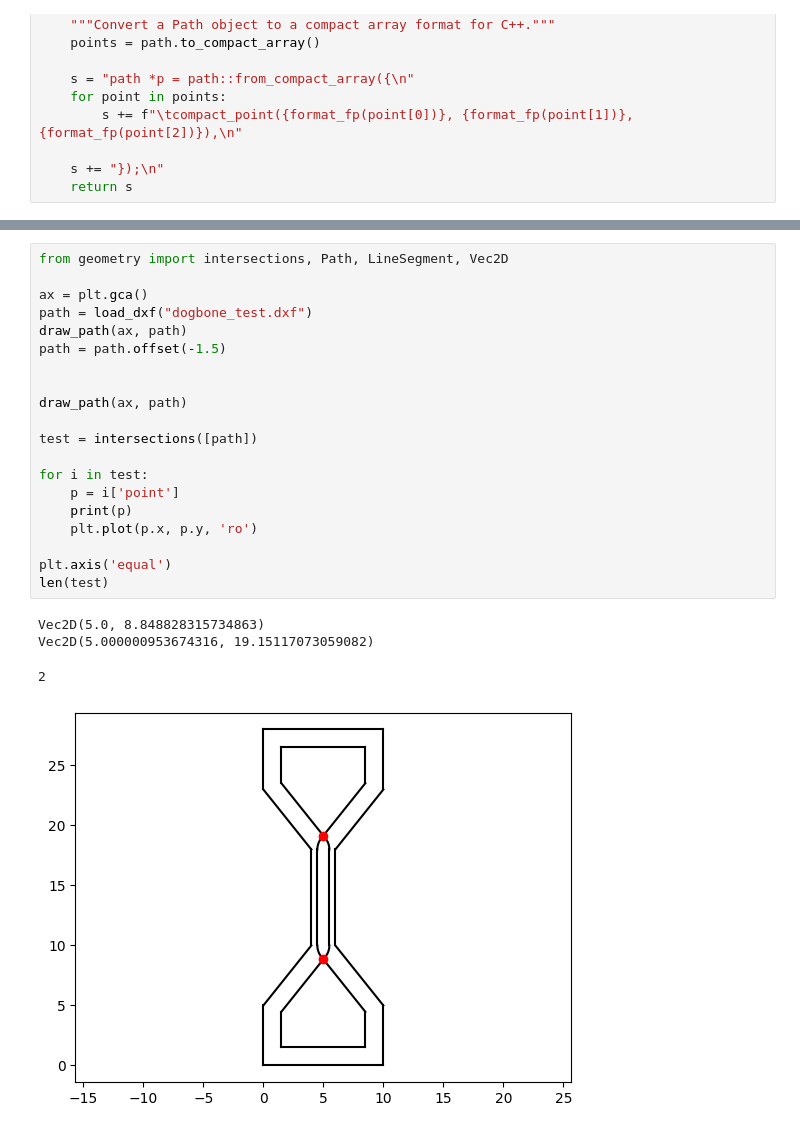
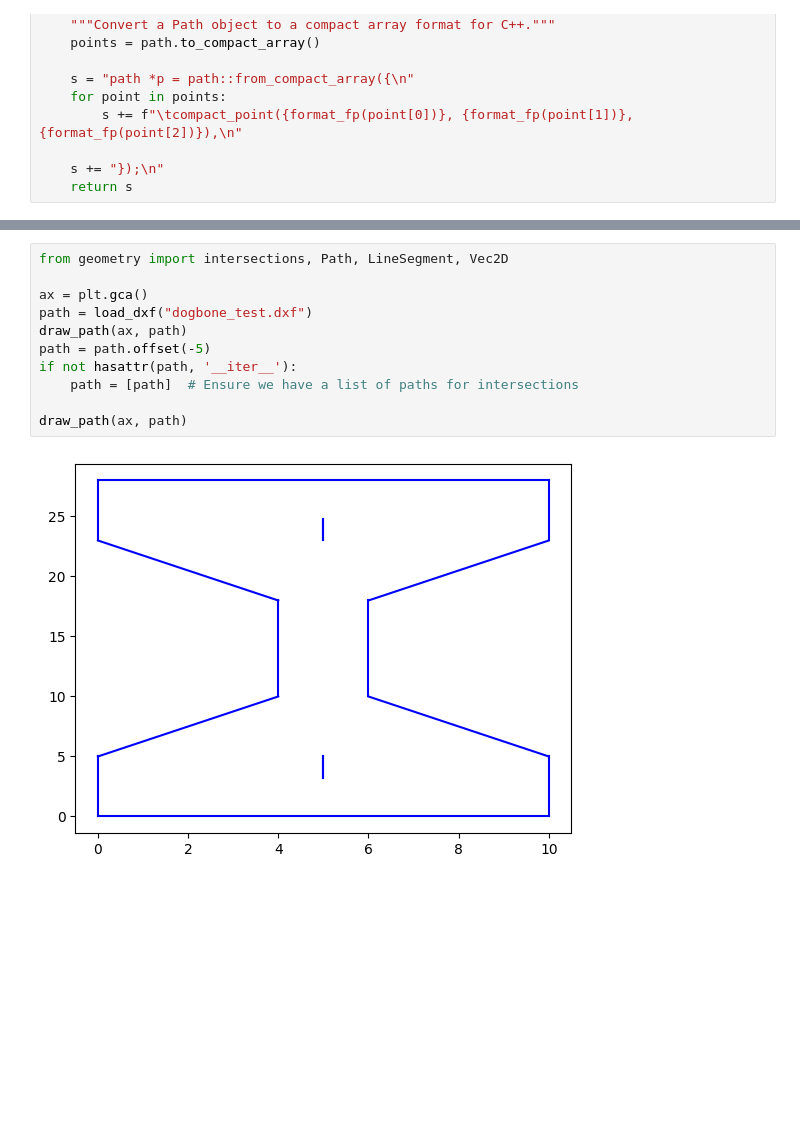
Before and after one commit to TheMarkster/pycam, a Jupyter notebook: notebooks/cython_test.ipynb, the cells around one changed output, grey strips where cells are left out. Drawn from its saved outputs; the diff is of its cells as text; blank space fills up the shorter version.

```diff
--- a/notebooks/cython_test.ipynb
+++ b/notebooks/cython_test.ipynb
@@ -226,25 +149,13 @@ test = intersections([path1, path2])
 # %%
 from geometry import intersections, Path, LineSegment, Vec2D
 
 ax = plt.gca()
 path = load_dxf("dogbone_test.dxf")
 draw_path(ax, path)
-path = path.offset(-1.5)
-
+path = path.offset(-5)
+if not hasattr(path, '__iter__'):
+    path = [path]  # Ensure we have a list of paths for intersections
 
 draw_path(ax, path)
-
-test = intersections([path])
-
-for i in test:
-    p = i['point']
-    print(p)
-    plt.plot(p.x, p.y, 'ro')
-
-plt.axis('equal')
-len(test)
 # %% [output]
-Vec2D(5.0, 8.848828315734863)
-Vec2D(5.000000953674316, 19.15117073059082)
-2
-[figure, old version]
+[figure, new version]
```
Also changed, not shown: parts of 25 cells of this notebook, 21 other files.
